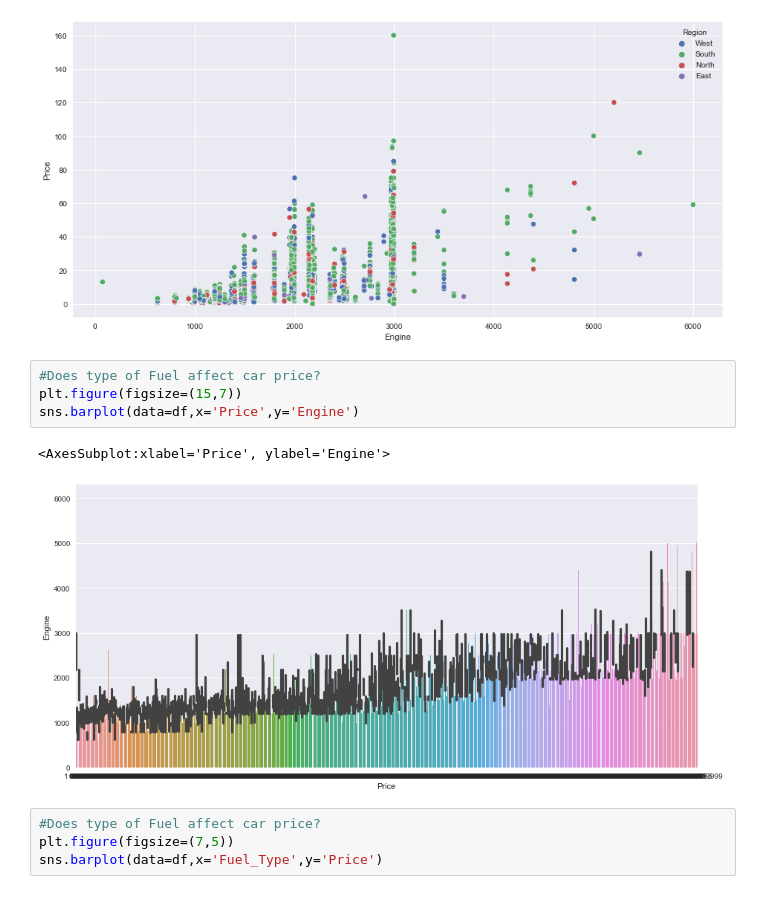
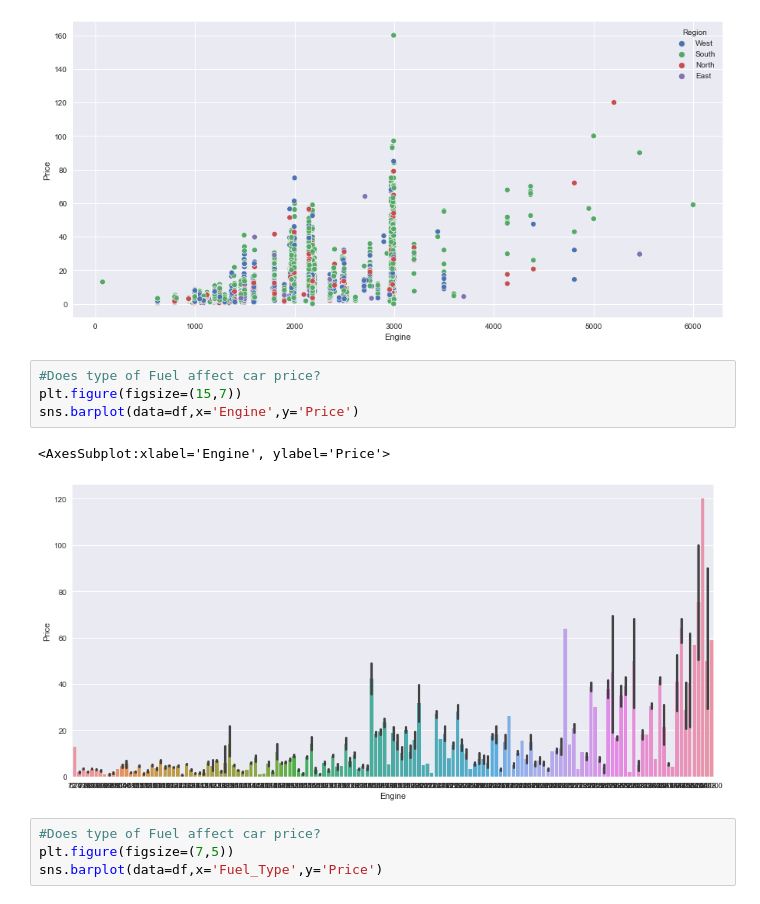
Before and after one commit to githosted/CAPSTONE, a Jupyter notebook: UsedCars.ipynb, the cells around one changed output. Drawn from its saved outputs; the diff is of its cells as text.

```diff
--- a/UsedCars.ipynb
+++ b/UsedCars.ipynb
@@ -414,10 +432,10 @@ plt.show()
 # %%
 #Does type of Fuel affect car price?
 plt.figure(figsize=(15,7))
-sns.barplot(data=df,x='Price',y='Engine')
+sns.barplot(data=df,x='Engine',y='Price')
 # %% [output]
-<AxesSubplot:xlabel='Price', ylabel='Engine'>
+<AxesSubplot:xlabel='Engine', ylabel='Price'>
-[figure, old version]
+[figure, new version]
 # %%
 #Does type of Fuel affect car price?
 plt.figure(figsize=(7,5))
```
Also changed, not shown: parts of 35 cells of this notebook, 5 other files.
